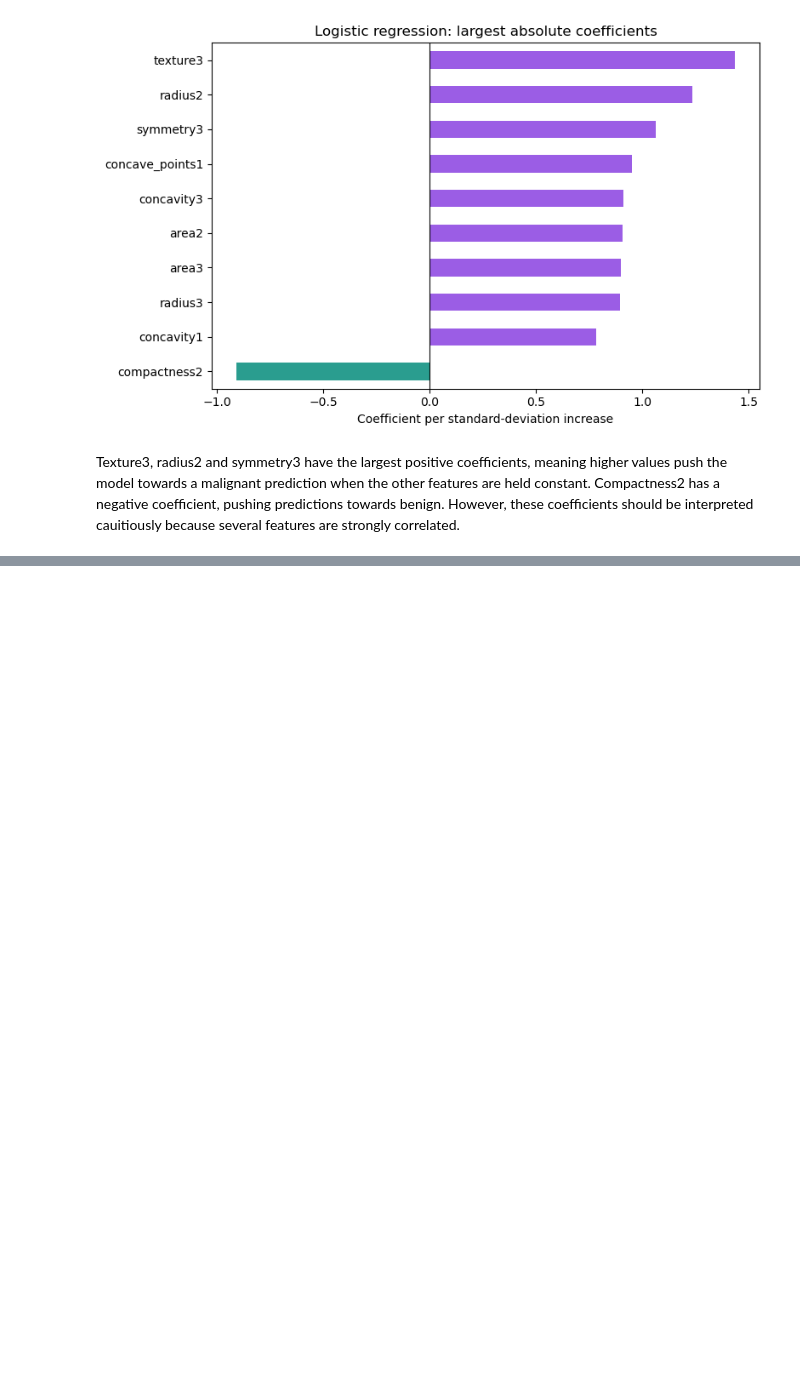
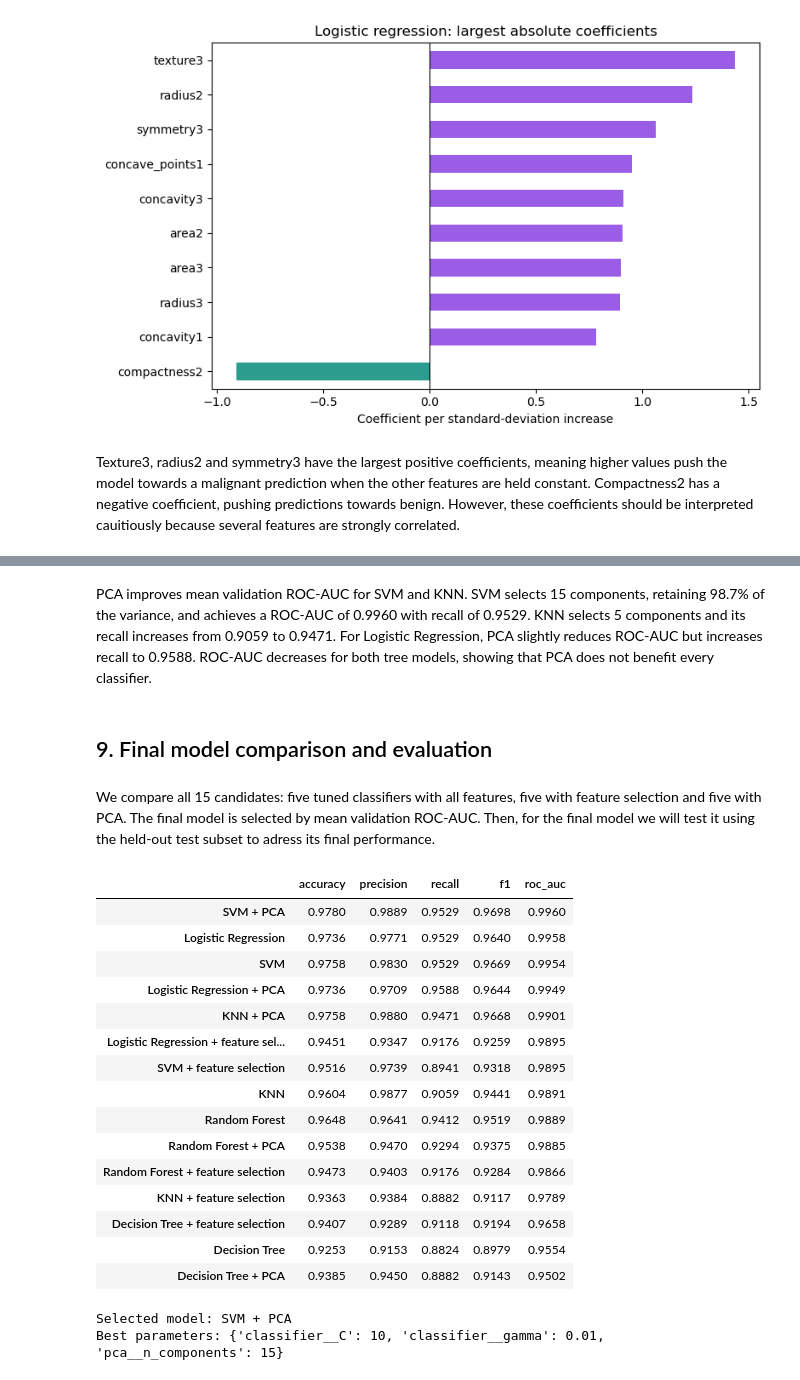
Before and after one commit to pmendez252/data_science-supervised_learning, a Jupyter notebook: notebooks/breast_cancer_classification.ipynb, the cells around one changed output, grey strips where cells are left out. Saved outputs shown, nothing was run; the diff lists cells and outputs as text; code cells hidden in the pictures; blank space fills up the shorter version.

```diff
--- a/notebooks/breast_cancer_classification.ipynb
+++ b/notebooks/breast_cancer_classification.ipynb
@@ -804,0 +637,19 @@ Esta es 100% IA, no me da la cabeza ahora para escribirlo pero quería dejarlo a
+# %%
+pca_searches = {}
+
+for name, template in models.items():
+    pipeline = Pipeline([
+        ("scaler", StandardScaler()),
+        ("pca", PCA(svd_solver="full")),
+        ("classifier", clone(template.named_steps["classifier"]))
+    ])
+    search = GridSearchCV(
+        pipeline,
+        param_grid={**param_grids[name], "pca__n_components": [5, 10, 15]},
+        cv=cv, scoring=scoring, refit="roc_auc", n_jobs=-1,
+        error_score="raise"
+    )
+    search.fit(X_train, y_train)
+    pca_searches[f"{name} + PCA"] = search
+
+display(validation_table(pca_searches))
@@ -804,0 +683,44 @@ Esta es 100% IA, no me da la cabeza ahora para escribirlo pero quería dejarlo a
+# %% [markdown]
+PCA improves mean validation ROC-AUC for SVM and KNN. SVM selects 15 components, retaining 98.7% of the variance, and achieves a ROC-AUC of 0.9960 with recall of 0.9529. KNN selects 5 components and its recall increases from 0.9059 to 0.9471. For Logistic Regression, PCA slightly reduces ROC-AUC but increases recall to 0.9588. ROC-AUC decreases for both tree models, showing that PCA does not benefit every classifier.
+# %% [markdown]
+## 9. Final model comparison and evaluation
+# %% [markdown]
+We compare all 15 candidates: five tuned classifiers with all features, five with feature selection and five with PCA. The final model is selected by mean validation ROC-AUC. Then, for the final model we will test it using the held-out test subset to adress its final performance.
+# %%
+candidates = {**grid_searches, **fs_searches, **pca_searches}
+
+comparison = {}
+for name, search in candidates.items():
+    best = search.best_index_
+    comparison[name] = {
+        metric: search.cv_results_[f"mean_test_{metric}"][best]
+        for metric in scoring
+    }
+
+final_comparison = pd.DataFrame(comparison).T.sort_values("roc_auc", ascending=False)
+display(final_comparison.round(4))
+
+best_name = final_comparison.index[0]
+final_search = candidates[best_name]
+final_model = final_search.best_estimator_
+print("Selected model:", best_name)
+print("Best parameters:", final_search.best_params_)
+# %% [output]
+|  | accuracy | precision | recall | f1 | roc_auc |
+| SVM + PCA | 0.9780 | 0.9889 | 0.9529 | 0.9698 | 0.9960 |
+| Logistic Regression | 0.9736 | 0.9771 | 0.9529 | 0.9640 | 0.9958 |
+| SVM | 0.9758 | 0.9830 | 0.9529 | 0.9669 | 0.9954 |
+| Logistic Regression + PCA | 0.9736 | 0.9709 | 0.9588 | 0.9644 | 0.9949 |
+| KNN + PCA | 0.9758 | 0.9880 | 0.9471 | 0.9668 | 0.9901 |
+| Logistic Regression + feature sel... | 0.9451 | 0.9347 | 0.9176 | 0.9259 | 0.9895 |
+| SVM + feature selection | 0.9516 | 0.9739 | 0.8941 | 0.9318 | 0.9895 |
+| KNN | 0.9604 | 0.9877 | 0.9059 | 0.9441 | 0.9891 |
+| Random Forest | 0.9648 | 0.9641 | 0.9412 | 0.9519 | 0.9889 |
+| Random Forest + PCA | 0.9538 | 0.9470 | 0.9294 | 0.9375 | 0.9885 |
+| Random Forest + feature selection | 0.9473 | 0.9403 | 0.9176 | 0.9284 | 0.9866 |
+| KNN + feature selection | 0.9363 | 0.9384 | 0.8882 | 0.9117 | 0.9789 |
+| Decision Tree + feature selection | 0.9407 | 0.9289 | 0.9118 | 0.9194 | 0.9658 |
+| Decision Tree | 0.9253 | 0.9153 | 0.8824 | 0.8979 | 0.9554 |
+| Decision Tree + PCA | 0.9385 | 0.9450 | 0.8882 | 0.9143 | 0.9502 |
+Selected model: SVM + PCA
+Best parameters: {'classifier__C': 10, 'classifier__gamma': 0.01, 'pca__n_components': 15}
```
Also changed, not shown: parts of 32 cells of this notebook.
